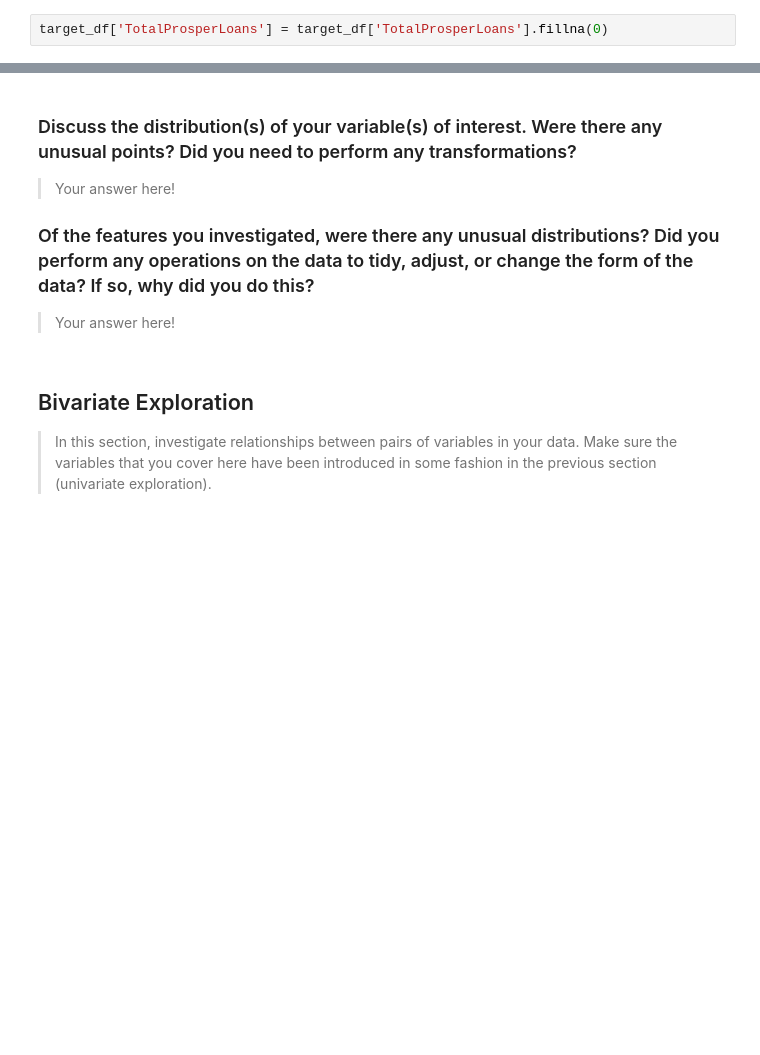
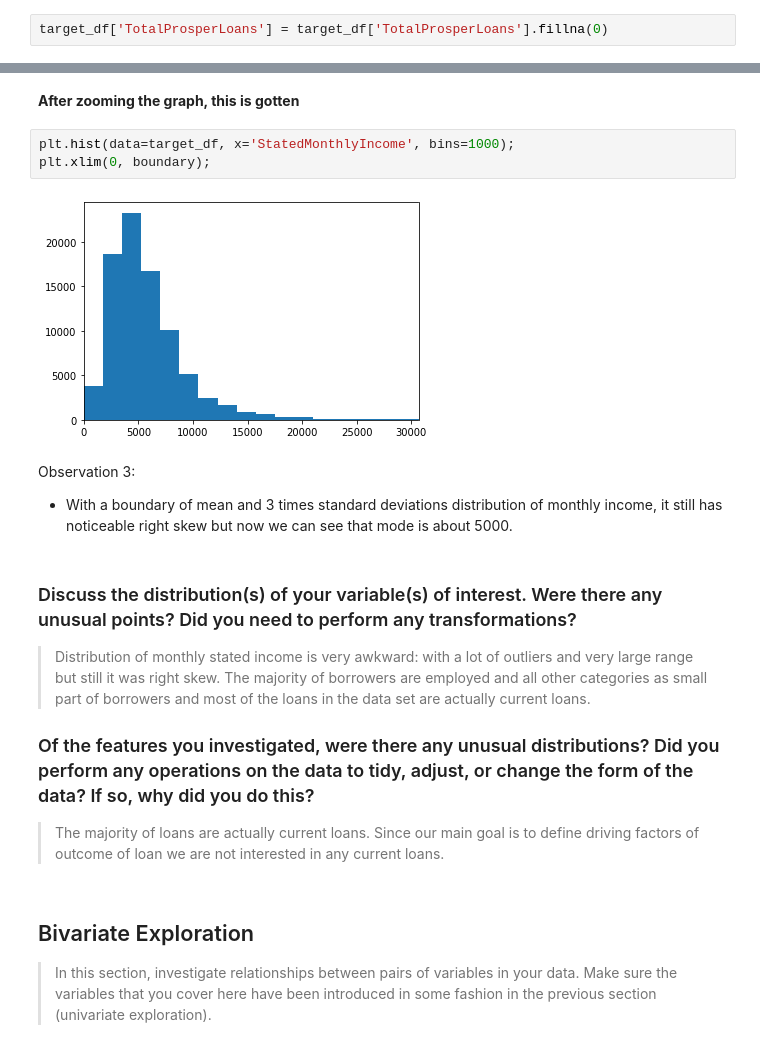
Before and after one commit to NgweBecky/Communicate-data-findings, a Jupyter notebook: Part_I_exploration.ipynb, the cells around one changed output, grey strips where cells are left out. Saved outputs shown, nothing was run; the diff lists cells and outputs as text; blank space fills up the shorter version.

```diff
--- a/Part_I_exploration.ipynb
+++ b/Part_I_exploration.ipynb
@@ -201,11 +249,21 @@ and prepare yourself to look at relationships between variables.
+# %% [markdown]
+**After zooming the graph, this is gotten**
+# %%
+plt.hist(data=target_df, x='StatedMonthlyIncome', bins=1000);
+plt.xlim(0, boundary);
+# %% [output]
+[figure, added]
+# %% [markdown]
+Observation 3:
+* With a boundary of mean and 3 times standard deviations distribution of monthly income, it still has noticeable right skew but now we can see that mode is about 5000.
 # %% [markdown]
 ### Discuss the distribution(s) of your variable(s) of interest. Were there any unusual points? Did you need to perform any transformations?
 
-> Your answer here!
+> Distribution of monthly stated income is very awkward: with a lot of outliers and very large range but still it was right skew. The majority of borrowers are employed and all other categories as small part of borrowers and most of the loans in the data set are actually current loans.
 
 ### Of the features you investigated, were there any unusual distributions? Did you perform any operations on the data to tidy, adjust, or change the form of the data? If so, why did you do this?
 
-> Your answer here!
+> The majority of loans are actually current loans. Since our main goal is to define driving factors of outcome of loan we are not interested in any current loans.
 # %% [markdown]
 ## Bivariate Exploration
 
```
Also changed, not shown: parts of 50 cells of this notebook.
